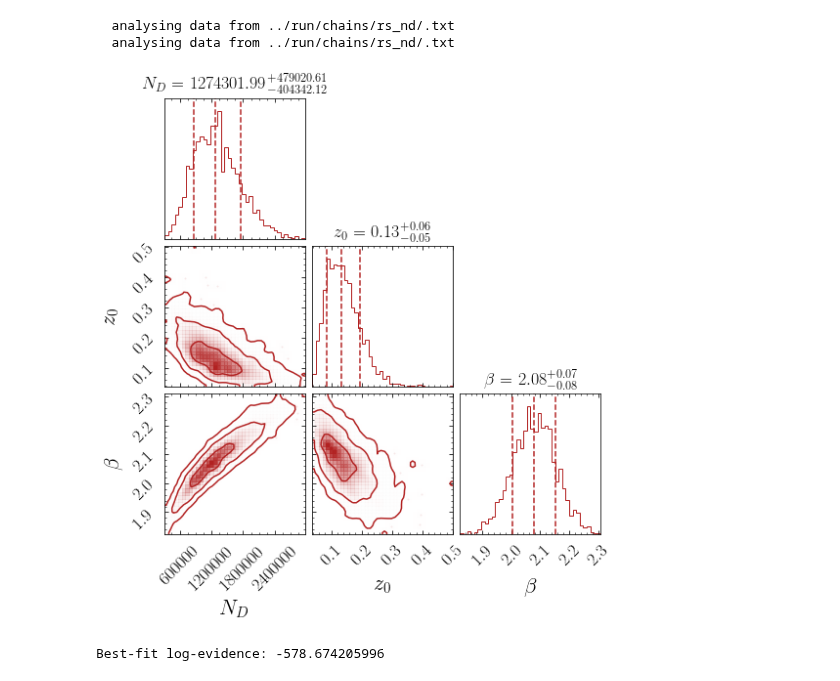
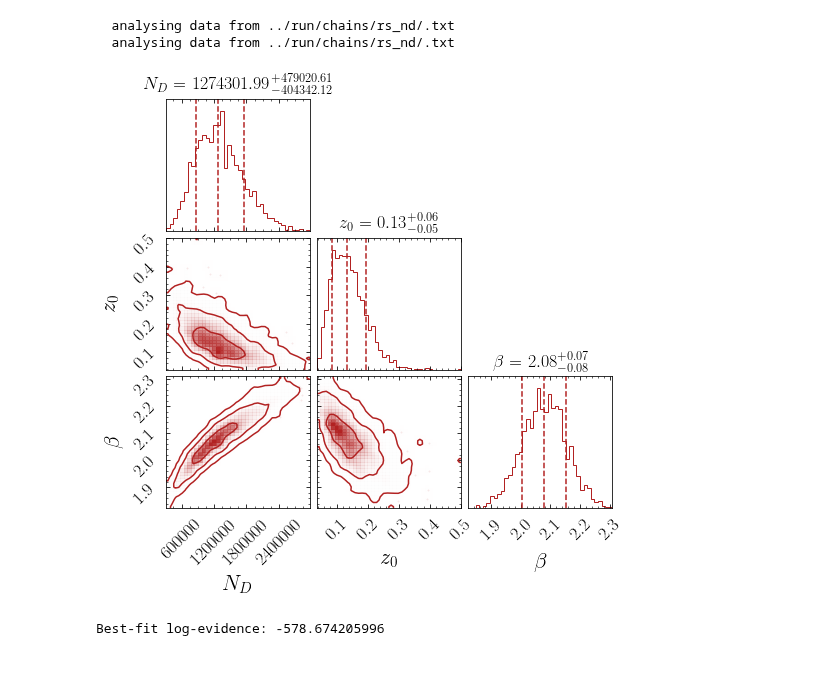
Before and after one commit to bsafdi/GCE-2FIG, a Jupyter notebook: notebooks/4_Full_Scans.ipynb, the cells around one changed output. Cells and saved outputs as stored; diff of their text form; code cells hidden in the pictures.

Commit message:
Plots update

```diff
--- a/notebooks/4_Full_Scans.ipynb
+++ b/notebooks/4_Full_Scans.ipynb
@@ -47,9 +47,10 @@ lge_nd_global = np.array(rs_nd.get_global_lge(chains_dir=chains_dir))
   analysing data from ../run/chains/rs_nd/.txt
 # %%
 rs_nd.plot_corner(labels = ['$N_D$','$z_0$', '$\\beta$'], chains_dir=chains_dir)
+plt.subplots_adjust(bottom = .2)
 plt.savefig("plots/rs_nd.pdf")
 # %% [output]
-[figure, old version]
+[figure, new version]
 # %%
 print "Best-fit log-evidence:",2*lge_nd
 # %% [output]
```
Also changed, not shown: parts of 2 cells of this notebook, 11 other files.
